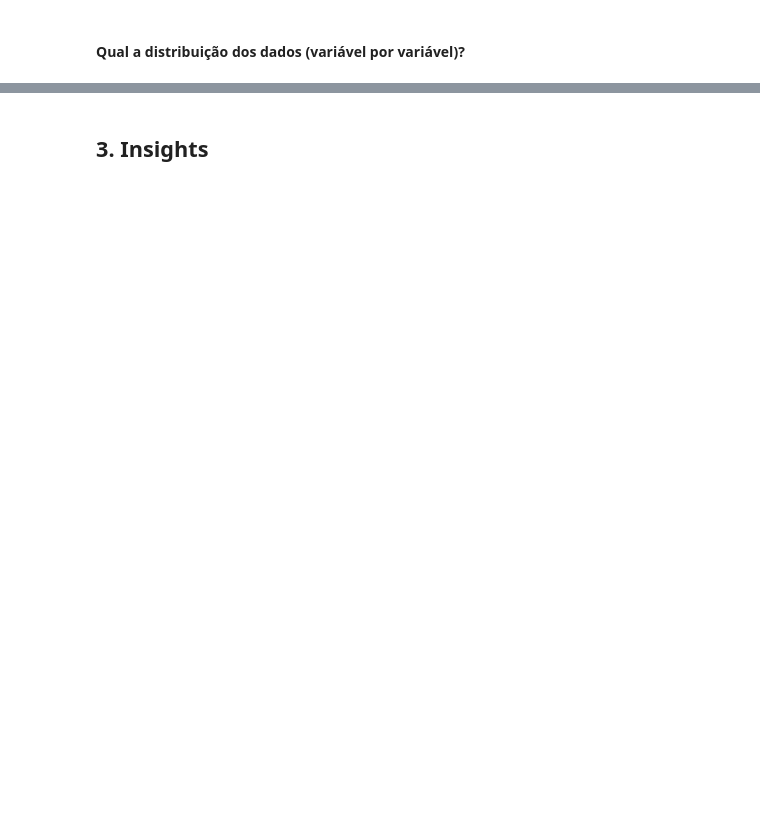
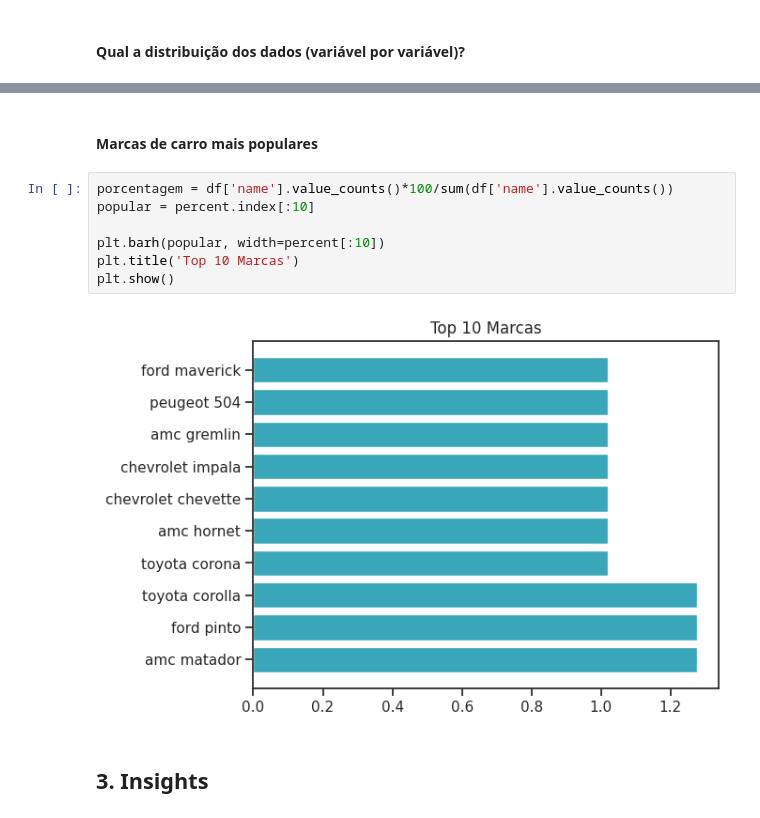
Before and after one commit to adiosCarla/avanti-bootcamp-cdd, a Jupyter notebook: notebooks/01-exploratory_data_analysis.ipynb, the cells around one changed output, grey strips where cells are left out. Saved outputs shown, nothing was run; the diff lists cells and outputs as text; blank space fills up the shorter version.

```diff
--- a/notebooks/01-exploratory_data_analysis.ipynb
+++ b/notebooks/01-exploratory_data_analysis.ipynb
@@ -140,3 +136,14 @@ df.describe() #apenas colunas númericas
 | max | 46.600000 | 8.000000 | 455.000000 | 230.000000 | 5140.000000 | 24.800000 | 82.000000 |
+# %% [markdown]
+#### Marcas de carro mais populares
+# %%
+porcentagem = df['name'].value_counts()*100/sum(df['name'].value_counts())
+popular = percent.index[:10]
+
+plt.barh(popular, width=percent[:10])
+plt.title('Top 10 Marcas')
+plt.show()
+# %% [output]
+[figure, added]
 # %% [markdown]
 ## 3. Insights
```
Also changed, not shown: parts of 11 cells of this notebook.
